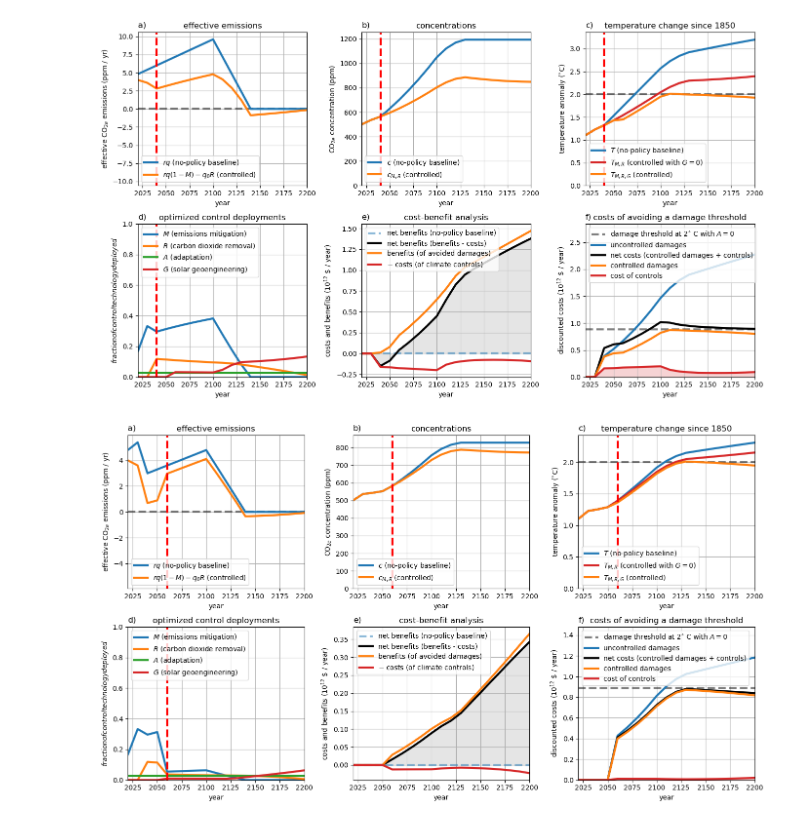
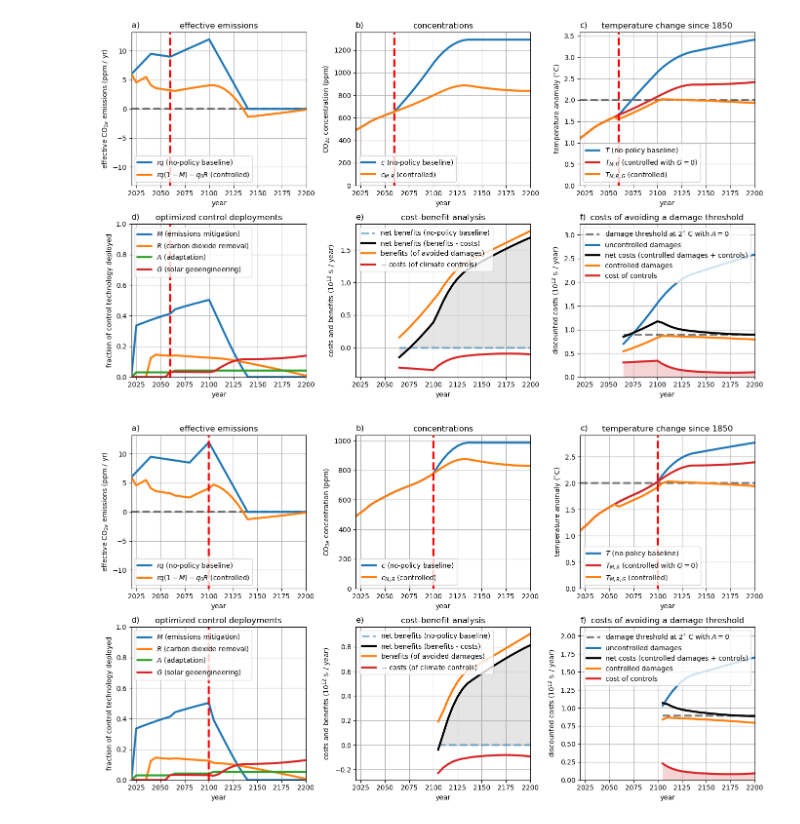
Before and after one commit to hdrake/OptimizeClimate, a Jupyter notebook: notebooks/0_policy_updates.ipynb, the cells around one changed output. Saved outputs shown, nothing was run; the diff lists cells and outputs as text; code cells hidden in the pictures.

Commit message:
Implemented `add_emissions` function
This adds a triangular impulse of CO2 emissions. I still need to think about the best way to display this...

```diff
--- a/notebooks/0_policy_updates.ipynb
+++ b/notebooks/0_policy_updates.ipynb
@@ -20,16 +22,16 @@ savefig("../figures/policy-update-$(Int(model.present_year)).png", bbox_inches="
 # %%
-model = step_forward(model, 20., 12.)
+model = add_emissions_bump(model, 40., 5.)
 optimize_controls!(model);
 plot_state(model)
 ensemble[model.name] = model;
 savefig("../figures/policy-update-$(Int(model.present_year)).png", bbox_inches="tight", dpi=100)
 # %% [output]
-[figure, old version]
+[figure, new version]
 # %%
-model = step_forward(model, 20., 6.)
+model = add_emissions_bump(model, 40., -5.)
 optimize_controls!(model);
 plot_state(model)
 ensemble[model.name] = model;
 savefig("../figures/policy-update-$(Int(model.present_year)).png", bbox_inches="tight", dpi=100)
 # %% [output]
-[figure, old version]
+[figure, new version]
```
Also changed, not shown: parts of 2 cells of this notebook, 11 other files.
